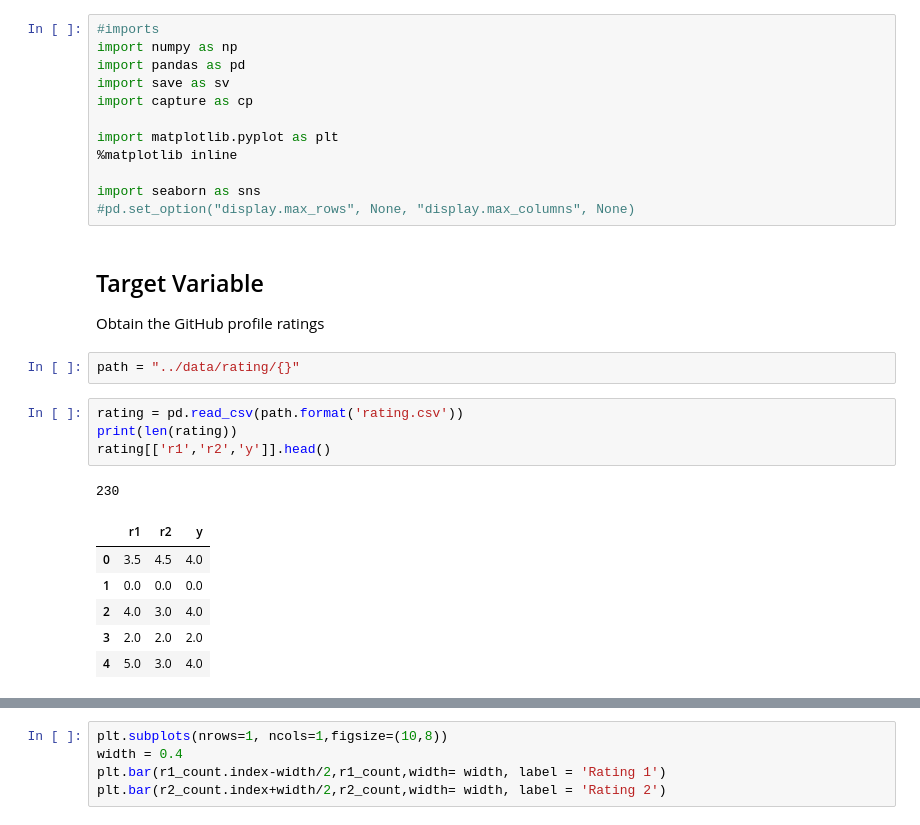
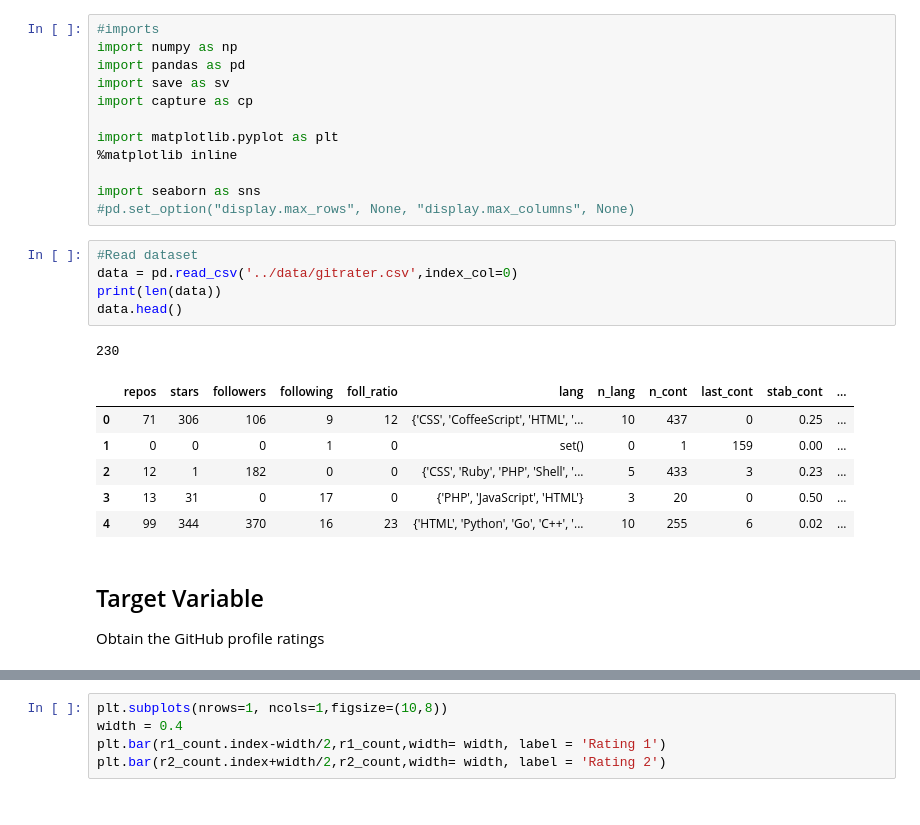
Before and after one commit to conorosully/git-rater, a Jupyter notebook: src/data_exploration.ipynb, the cells around one changed output, grey strips where cells are left out. Cells and saved outputs as stored; diff of their text form.

```diff
--- a/src/data_exploration.ipynb
+++ b/src/data_exploration.ipynb
@@ -12,20 +12,19 @@ import matplotlib.pyplot as plt
 
 import seaborn as sns
 #pd.set_option("display.max_rows", None, "display.max_columns", None)
+# %%
+#Read dataset
+data = pd.read_csv('../data/gitrater.csv',index_col=0)
+print(len(data))
+data.head()
+# %% [output]
+230
+|  | repos | stars | followers | following | foll_ratio | lang | n_lang | n_cont | last_cont | stab_cont | ... |
+| 0 | 71 | 306 | 106 | 9 | 12 | {'CSS', 'CoffeeScript', 'HTML', '... | 10 | 437 | 0 | 0.25 | ... |
+| 1 | 0 | 0 | 0 | 1 | 0 | set() | 0 | 1 | 159 | 0.00 | ... |
+| 2 | 12 | 1 | 182 | 0 | 0 | {'CSS', 'Ruby', 'PHP', 'Shell', '... | 5 | 433 | 3 | 0.23 | ... |
+| 3 | 13 | 31 | 0 | 17 | 0 | {'PHP', 'JavaScript', 'HTML'} | 3 | 20 | 0 | 0.50 | ... |
+| 4 | 99 | 344 | 370 | 16 | 23 | {'HTML', 'Python', 'Go', 'C++', '... | 10 | 255 | 6 | 0.02 | ... |
 # %% [markdown]
 ## Target Variable
 Obtain the GitHub profile ratings
-# %%
-path = "../data/rating/{}"
-# %%
-rating = pd.read_csv(path.format('rating.csv'))
-print(len(rating))
-rating[['r1','r2','y']].head()
-# %% [output]
-230
-|  | r1 | r2 | y |
-| 0 | 3.5 | 4.5 | 4.0 |
-| 1 | 0.0 | 0.0 | 0.0 |
-| 2 | 4.0 | 3.0 | 4.0 |
-| 3 | 2.0 | 2.0 | 2.0 |
-| 4 | 5.0 | 3.0 | 4.0 |
```
Also changed, not shown: parts of 11 cells of this notebook.
